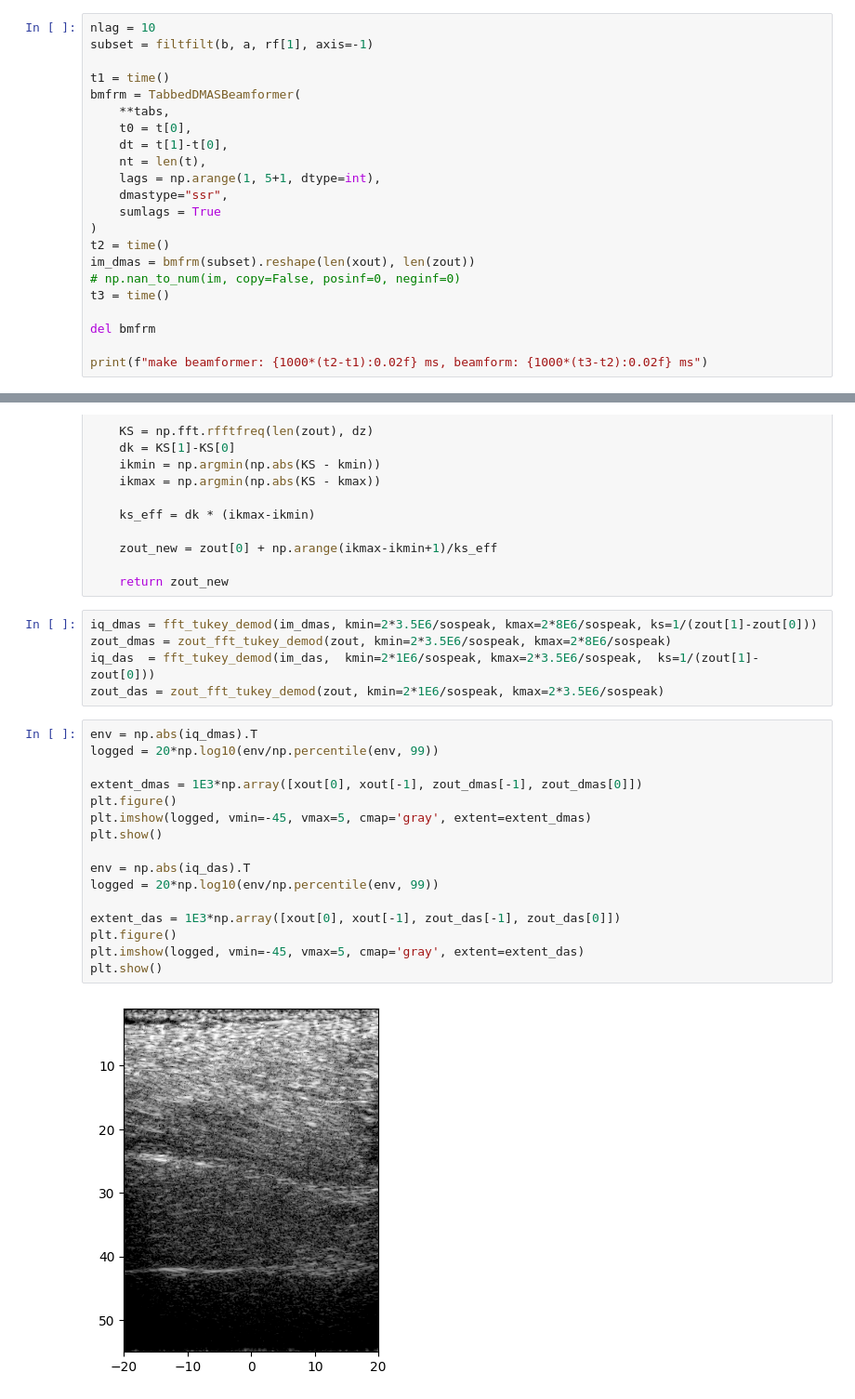
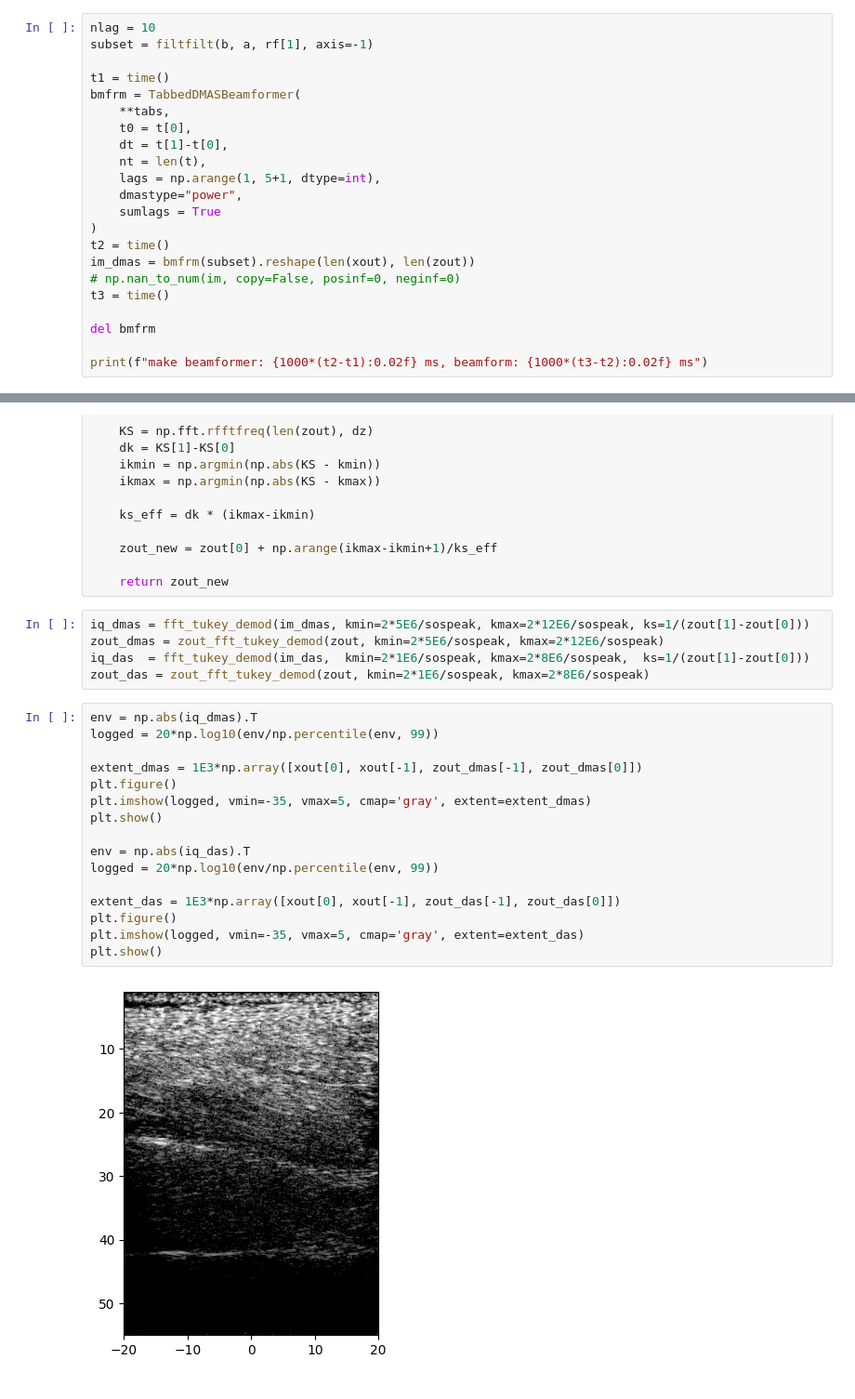
Before and after one commit to wewightman/pycbf, a Jupyter notebook: examples/develop_dmas_class.ipynb, the cells around one changed output, grey strips where cells are left out. Shown at 93% size. Cells and saved outputs as stored; diff of their text form.

```diff
--- a/examples/develop_dmas_class.ipynb
+++ b/examples/develop_dmas_class.ipynb
@@ -99,7 +99,7 @@ bmfrm = TabbedDMASBeamformer(
     dt = t[1]-t[0],
     nt = len(t),
     lags = np.arange(1, 5+1, dtype=int),
-    dmastype="ssr",
+    dmastype="power",
     sumlags = True
 )
 t2 = time()
@@ -183,25 +183,25 @@ def zout_fft_tukey_demod(zout, kmin, kmax):
 
     return zout_new
 # %%
-iq_dmas = fft_tukey_demod(im_dmas, kmin=2*3.5E6/sospeak, kmax=2*8E6/sospeak, ks=1/(zout[1]-zout[0]))
-zout_dmas = zout_fft_tukey_demod(zout, kmin=2*3.5E6/sospeak, kmax=2*8E6/sospeak)
-iq_das  = fft_tukey_demod(im_das,  kmin=2*1E6/sospeak, kmax=2*3.5E6/sospeak,  ks=1/(zout[1]-zout[0]))
-zout_das = zout_fft_tukey_demod(zout, kmin=2*1E6/sospeak, kmax=2*3.5E6/sospeak)
+iq_dmas = fft_tukey_demod(im_dmas, kmin=2*5E6/sospeak, kmax=2*12E6/sospeak, ks=1/(zout[1]-zout[0]))
+zout_dmas = zout_fft_tukey_demod(zout, kmin=2*5E6/sospeak, kmax=2*12E6/sospeak)
+iq_das  = fft_tukey_demod(im_das,  kmin=2*1E6/sospeak, kmax=2*8E6/sospeak,  ks=1/(zout[1]-zout[0]))
+zout_das = zout_fft_tukey_demod(zout, kmin=2*1E6/sospeak, kmax=2*8E6/sospeak)
 # %%
 env = np.abs(iq_dmas).T
 logged = 20*np.log10(env/np.percentile(env, 99))
 
 extent_dmas = 1E3*np.array([xout[0], xout[-1], zout_dmas[-1], zout_dmas[0]])
 plt.figure()
-plt.imshow(logged, vmin=-45, vmax=5, cmap='gray', extent=extent_dmas)
+plt.imshow(logged, vmin=-35, vmax=5, cmap='gray', extent=extent_dmas)
 plt.show()
 
 env = np.abs(iq_das).T
 logged = 20*np.log10(env/np.percentile(env, 99))
 
 extent_das = 1E3*np.array([xout[0], xout[-1], zout_das[-1], zout_das[0]])
 plt.figure()
-plt.imshow(logged, vmin=-45, vmax=5, cmap='gray', extent=extent_das)
+plt.imshow(logged, vmin=-35, vmax=5, cmap='gray', extent=extent_das)
 plt.show()
 # %% [output]
-[figure, old version]
+[figure, new version]
```
Also changed, not shown: parts of 3 cells of this notebook, 1 other file.
